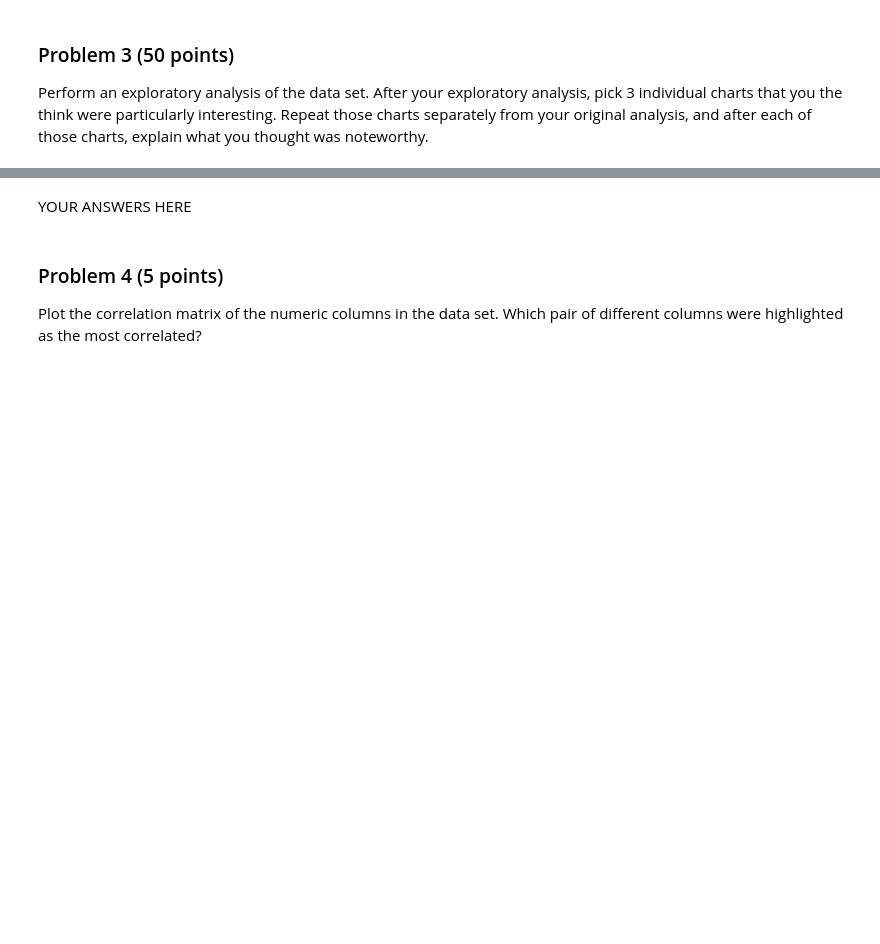
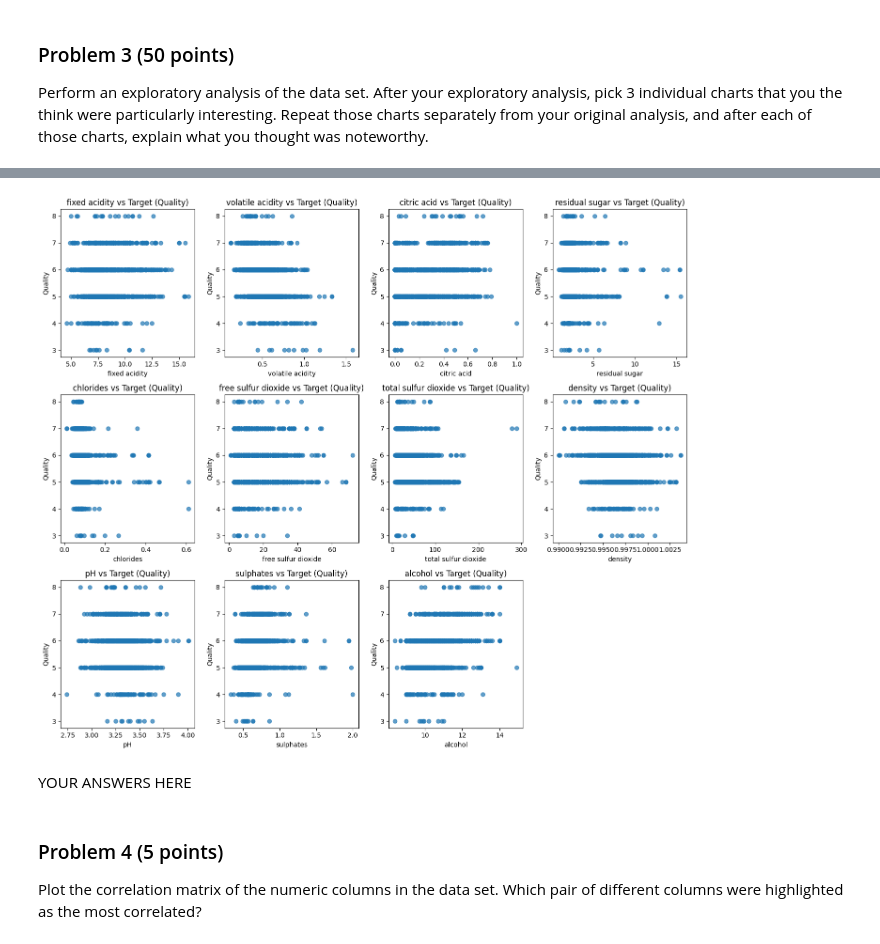
Before and after one commit to garikapativineet/dx602-final-project, a Jupyter notebook: project.ipynb, the cells around one changed output, grey strips where cells are left out. Cells and saved outputs as stored; diff of their text form; code cells hidden in the pictures; blank space fills up the shorter version.

```diff
--- a/project.ipynb
+++ b/project.ipynb
@@ -153,3 +260,17 @@ Repeat those charts separately from your original analysis, and after each of th
+# %%
+# Input Columns vs Target (Quality)
+
+plt.figure(figsize = (14,12))
+for i, col in enumerate(wine_df.columns[:-1],1):
+    plt.subplot(3,4,i)
+    plt.scatter(wine_df[col], wine_df["target"], alpha = 0.7)
+    plt.title(f"{col} vs Target (Quality)")
+    plt.xlabel(col)
+    plt.ylabel("Quality")
+plt.tight_layout()
+plt.show()
+# %% [output]
+[figure, added]
 # %% [markdown]
 YOUR ANSWERS HERE
 # %% [markdown]
```
Also changed, not shown: parts of 10 cells of this notebook.
